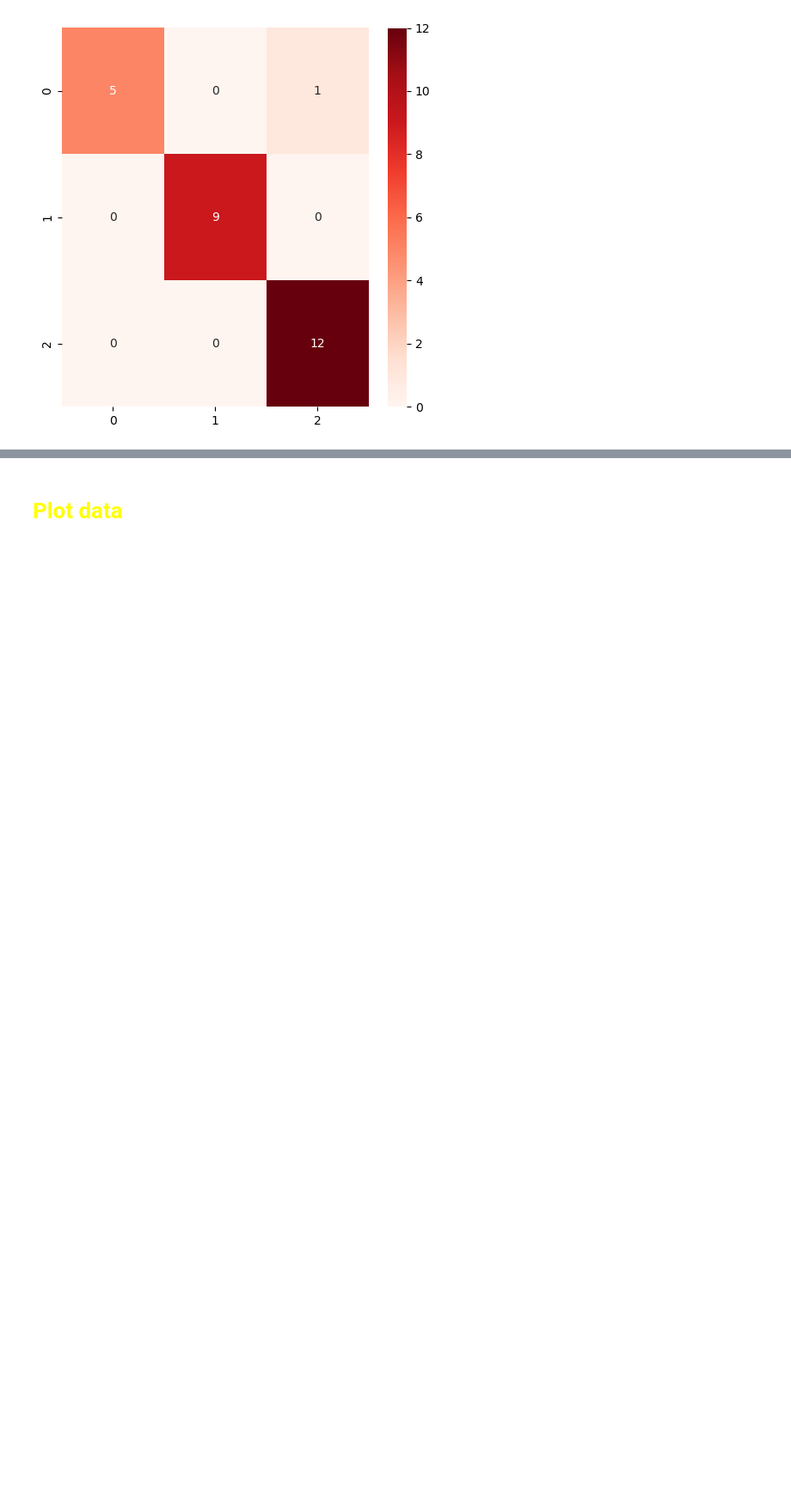
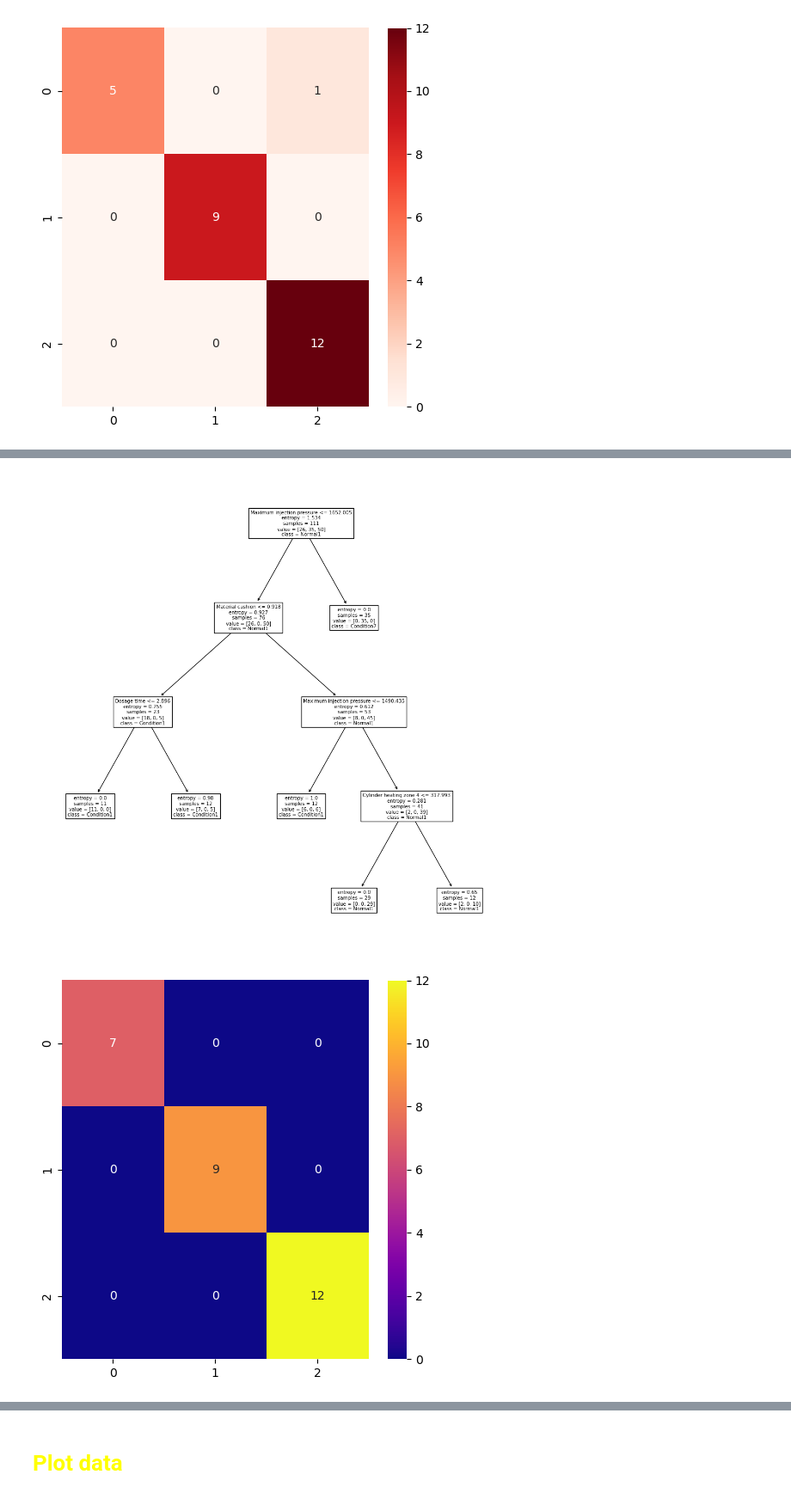
Before and after one commit to MinThirt-Ti/SiT_DataAnalytics_G9, a Jupyter notebook: Group9 - missingdata.ipynb, the cells around one changed output, grey strips where cells are left out. Shown at 86% size. Drawn from its saved outputs; the diff is of its cells as text; code cells hidden in the pictures; blank space fills up the shorter version.

```diff
--- a/Group9 - missingdata.ipynb
+++ b/Group9 - missingdata.ipynb
@@ -590,0 +558,7 @@ Accuracy: 0.95
+# %%
+rand_params = {
+    'criterion': ['gini', 'entropy'],
+    'max_depth': randint(1, 20),
+    'min_samples_split': randint(2, 20),
+    'min_samples_leaf': randint(1, 20)
+}
@@ -590,0 +592,61 @@ Accuracy: 0.95
+# %%
+#split data into 3/4 for training and 1/4 for testing
+cv = sk(n_splits = 4, shuffle = True, random_state = 0)
+
+# accuracy list
+accuracy_l = []
+
+# result list
+result_matrix = []
+# %%
+for train_index, test_index in cv.split(X, y):
+    X_train = X.iloc[train_index]
+    X_verify = X.iloc[test_index]
+    y_train = y.iloc[train_index]
+    y_verify = y.iloc[test_index]
+    # print(X_verify)
+    # print(X_train)
+    print('training data length:', len(y_train))
+    print('verification data length:', len(y_verify))
+
+    # fit decision tree model and predict .y_predict
+    y_predict = best_model.predict(X_verify)
+
+    # calculate accuracy
+    accuracy = np.mean(acs(y_verify, y_predict))
+    print('Accuracy:', accuracy.round(2))
+    accuracy_l.append(accuracy)
+
+    # plot and save Decision tree
+    fig = plt.figure(figsize = (13, 13))
+    # plot tree
+    plot_tree(best_rand_model, feature_names = params,  class_names = unique_conditions, filled = False)
+    plt.savefig('RandSearch_' + str(len(accuracy_l)) + '_decision_tree.png')
+
+    # use confusion matrix to compare y_verify and y_predict, plot and save confusion matrix
+    fig, ax = plt.subplots(figsize = (5,5))
+
+    #use heatmap
+    ax = sns.heatmap(
+        confusion_matrix(y_verify, y_predict),
+        annot = True,
+        fmt = 'd',
+        cmap = 'plasma'
+    )
+    plt.tight_layout()
+    plt.savefig('RandSearch_' + str(len(accuracy_l)) + '_confusion matrix.png')
+
+    #reset the label to original and save the original test data +prediction into a .csv file
+    X_verify.reset_index(drop = True, inplace = True)
+    y_verify.reset_index(drop = True, inplace = True)
+
+    # print(X_verify)
+    # print(y_verify)
+    # print(y_predict)
+
+    result_matrix = pd.concat([X_verify, y_verify], axis = 1,ignore_index = True)
+    result_matrix.loc[:,5] = y_predict
+    # print('Result matrix')
+    # print(result_matrix)
+    # result_matrix.to_csv(savePath + '\\' + 'cv_' + str(len(accuracy_l)) + '.csv', index = False)
+# %% [output]
@@ -590,0 +665,2 @@ Accuracy: 0.95
+[figure, added]
+[figure, added]
```
Also changed, not shown: parts of 11 cells of this notebook, 18 other files.
